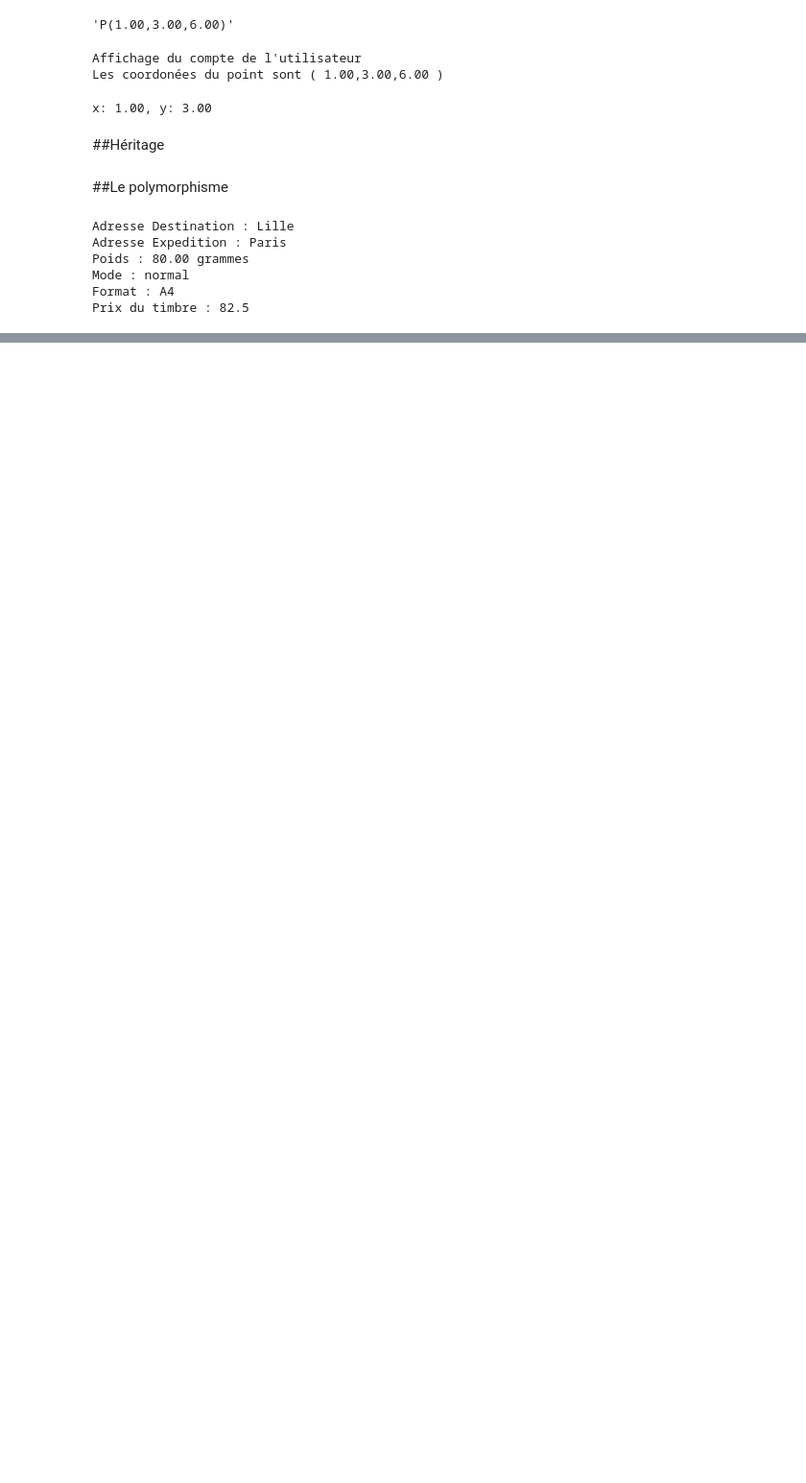
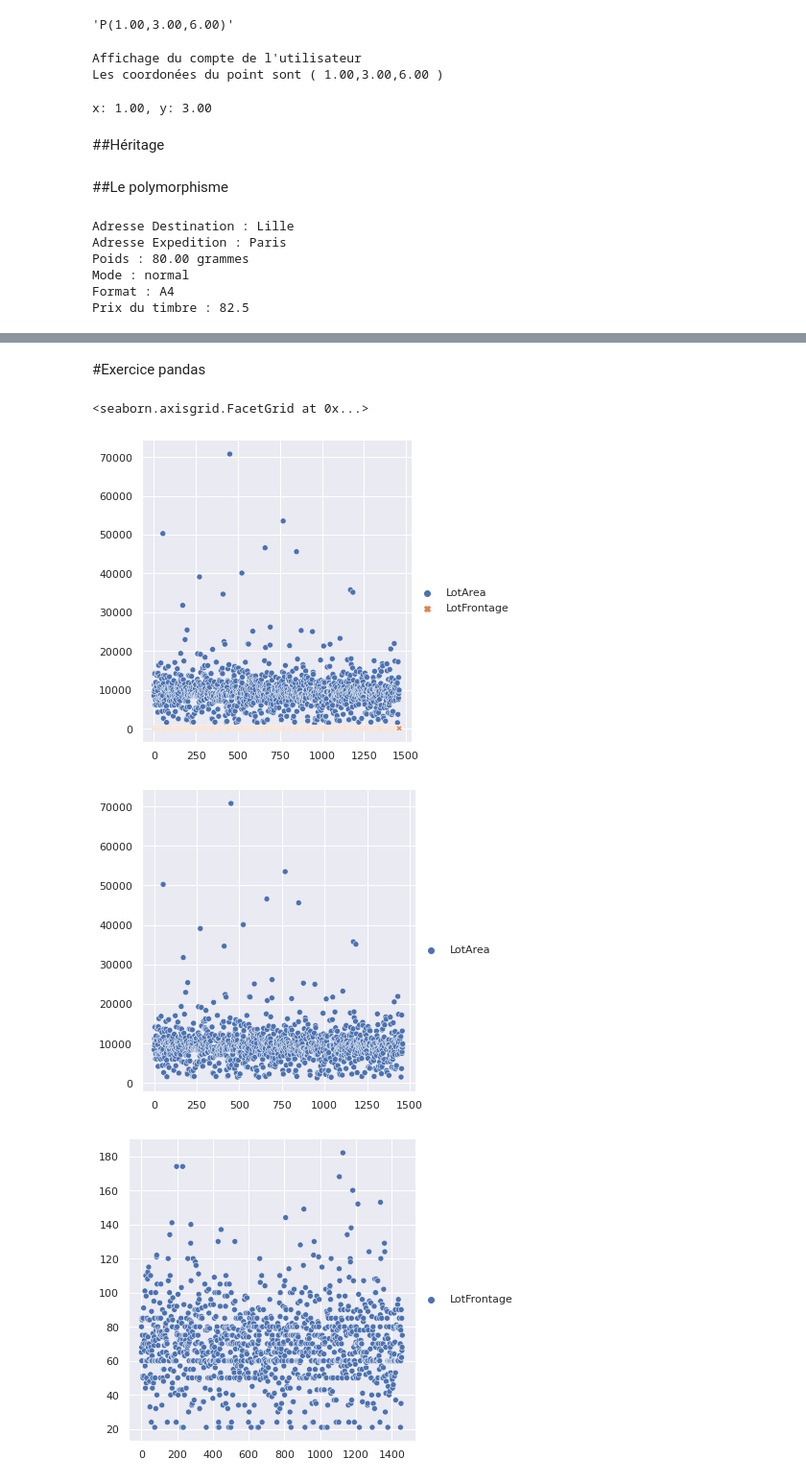
Before and after one commit to arthur-berthelier/python, a Jupyter notebook: python_5_03.ipynb, the cells around one changed output, grey strips where cells are left out. Shown: that part at 96% size. Cells and saved outputs as stored; diff of their text form; code cells hidden in the pictures; blank space fills up the shorter version.

Commit message:
Adding Numpy , Pandas and Seaborn doc and exercice

```diff
--- a/python_5_03.ipynb
+++ b/python_5_03.ipynb
@@ -525,0 +834,63 @@ Prix du timbre : 82.5
+# %% [markdown]
+#Exercice pandas
+# %%
+import pandas as pd
+import numpy as np
+import seaborn as sns
+
+house = pd.read_csv('../content/sample_data/house_pricing.csv');
+
+#house.describe(include= 'all')
+
+#house.info()
+
+# Apply the default theme
+#sns.set_theme()
+#house = house[house['SalePrice']<500000]
+#house = house[house['LotArea']<20000]
+
+# Create a visualization
+#sns.relplot(
+#    data=house.loc[:,['LotArea','SalePrice']]
+#)
+
+
+# Apply the default theme
+sns.set_theme()
+house = house[house['LotFrontage']<200]
+house = house[house['LotArea']<100000]
+# Create a visualization
+sns.relplot(
+    data=house.loc[:,['LotArea','LotFrontage']]
+)
+
+# Apply the default theme
+sns.set_theme()
+
+# Create a visualization
+sns.relplot(
+
+    data=house.loc[:,['LotArea']]
+)
+
+# Apply the default theme
+sns.set_theme()
+
+# Create a visualization
+sns.relplot(
+
+    data=house.loc[:,['LotFrontage']]
+)
+
+#On peut en conclure que les echantillions de LotArea sont plus homogéne et donc plus représentatifs
+#Que les echantillions de la colonne SalePrice
+
+
+
+#Pour l'échantilions Lot Area par rapporta LorFrontage on peut dire que LotFrontage est plus réprésentative car
+#Ses valeurs sont plus grouper autour de 10 000 alors que LotArea a des valeur bien plus diférentes les unes des autres
+# %% [output]
+<seaborn.axisgrid.FacetGrid at 0x...>
+[figure, added]
+[figure, added]
+[figure, added]
```
Also changed, not shown: parts of 19 cells of this notebook, 1 other file.
